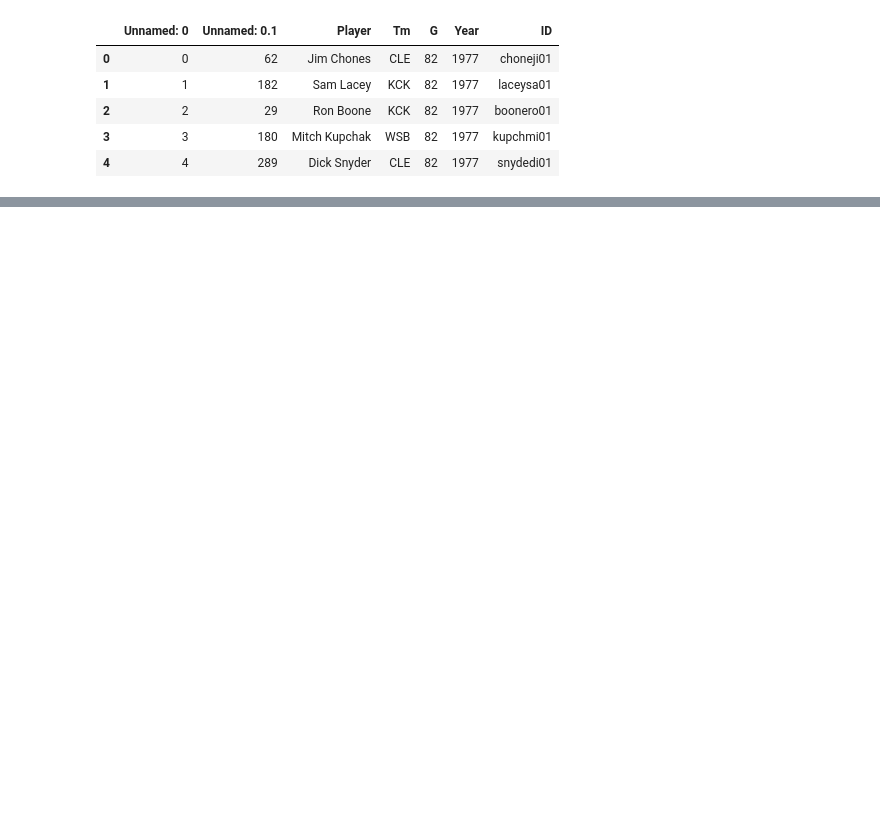
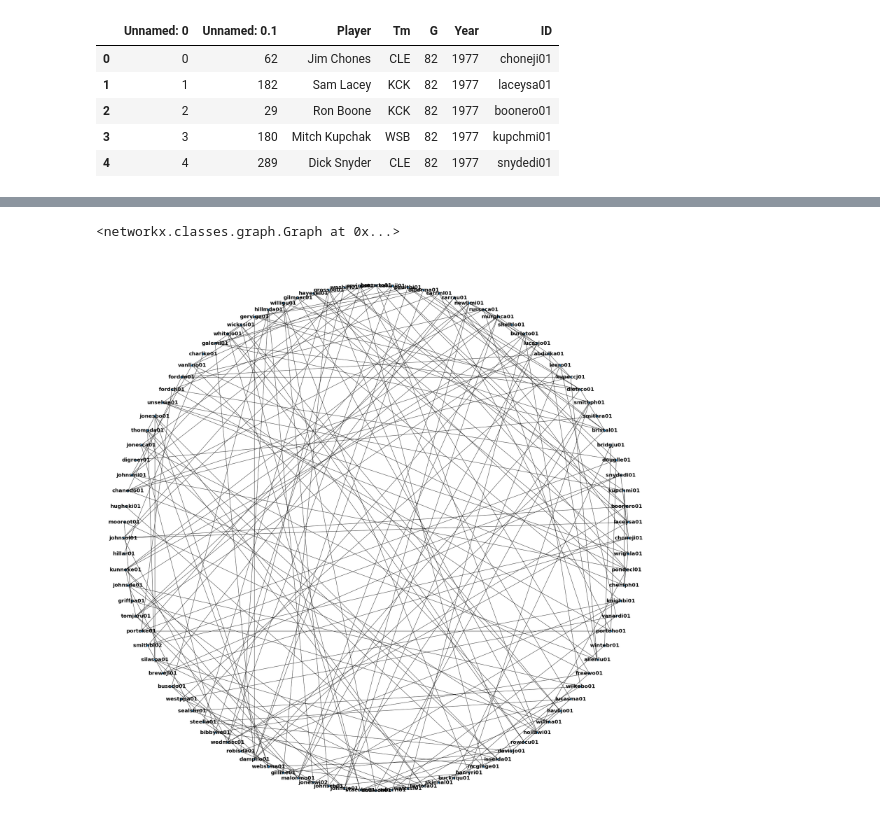
Before and after one commit to Rogges/Carter-Number, a Jupyter notebook: carter_number_data_dict.ipynb, the cells around one changed output, grey strips where cells are left out. Drawn from its saved outputs; the diff is of its cells as text; code cells hidden in the pictures; blank space fills up the shorter version.

Commit message:
network x graph

```diff
--- a/carter_number_data_dict.ipynb
+++ b/carter_number_data_dict.ipynb
@@ -2,3 +2,5 @@
 import pandas as pd
 # %%
 data = pd.read_csv('Full-table.csv')
+data = data.head(100)
+data.shape
@@ -68,6 +72,9 @@ for team in tm_year_dict:
         gen = (teammate for teammate in tm_year_dict[team] if teammate != player)
         for i in gen:
             player_dict[player].add(i)
+
+for player in player_dict:
+    player_dict[player] = list(player_dict[player])
 # %%
 player_dict
 # %% [output]
@@ -90,0 +114,6 @@ player_dict
+# %%
+G = nx.convert.from_dict_of_lists(player_dict)
+# %%
+G
+# %% [output]
+<networkx.classes.graph.Graph at 0x...>
@@ -90,0 +122,5 @@ player_dict
+# %%
+plt.figure(figsize=(30,30))
+nx.draw_shell(G, with_labels=True, font_weight='bold', font_size=20, node_size=40)
+# %% [output]
+[figure, added]
```
Also changed, not shown: parts of 8 cells of this notebook, 4 other files.
